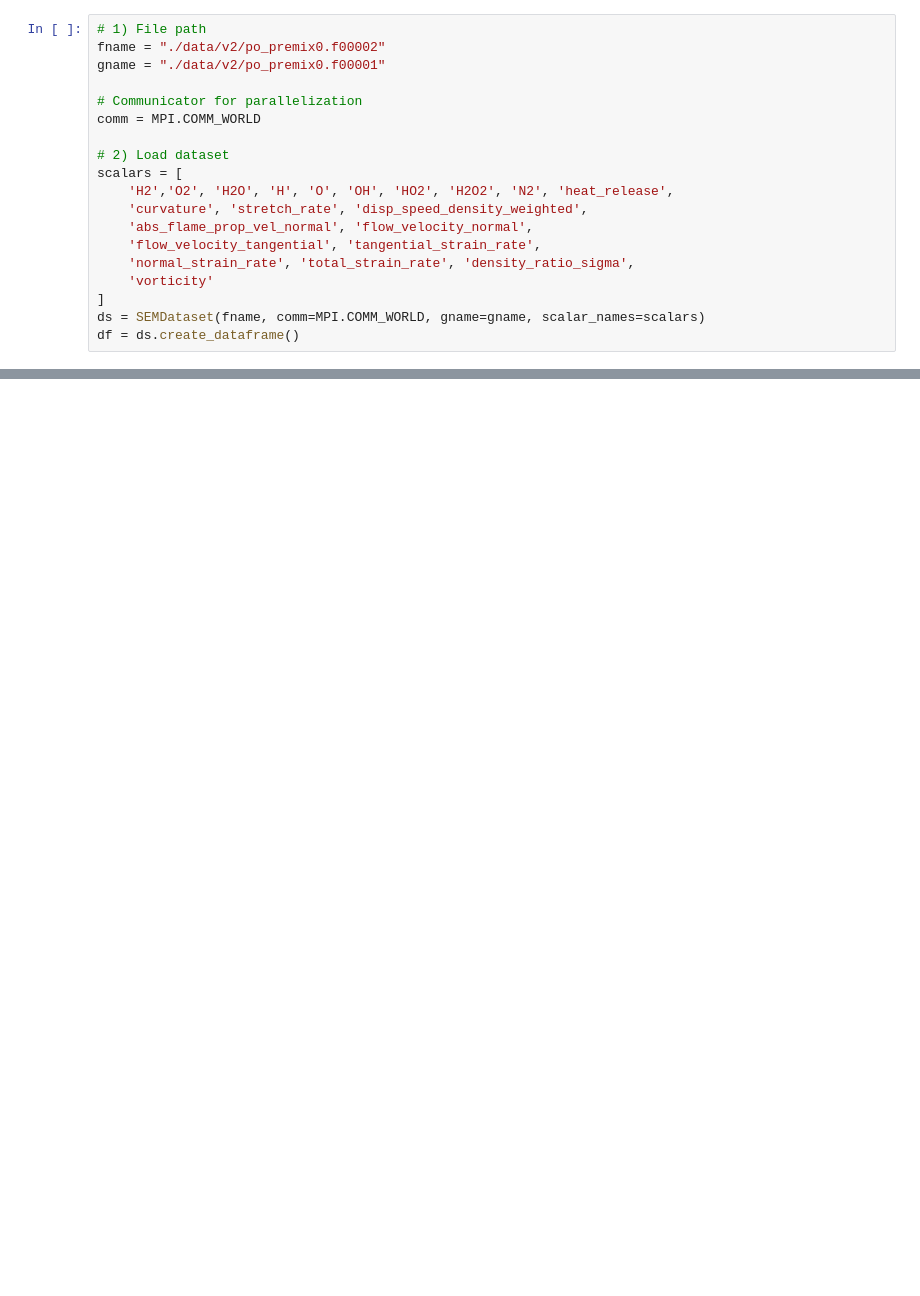
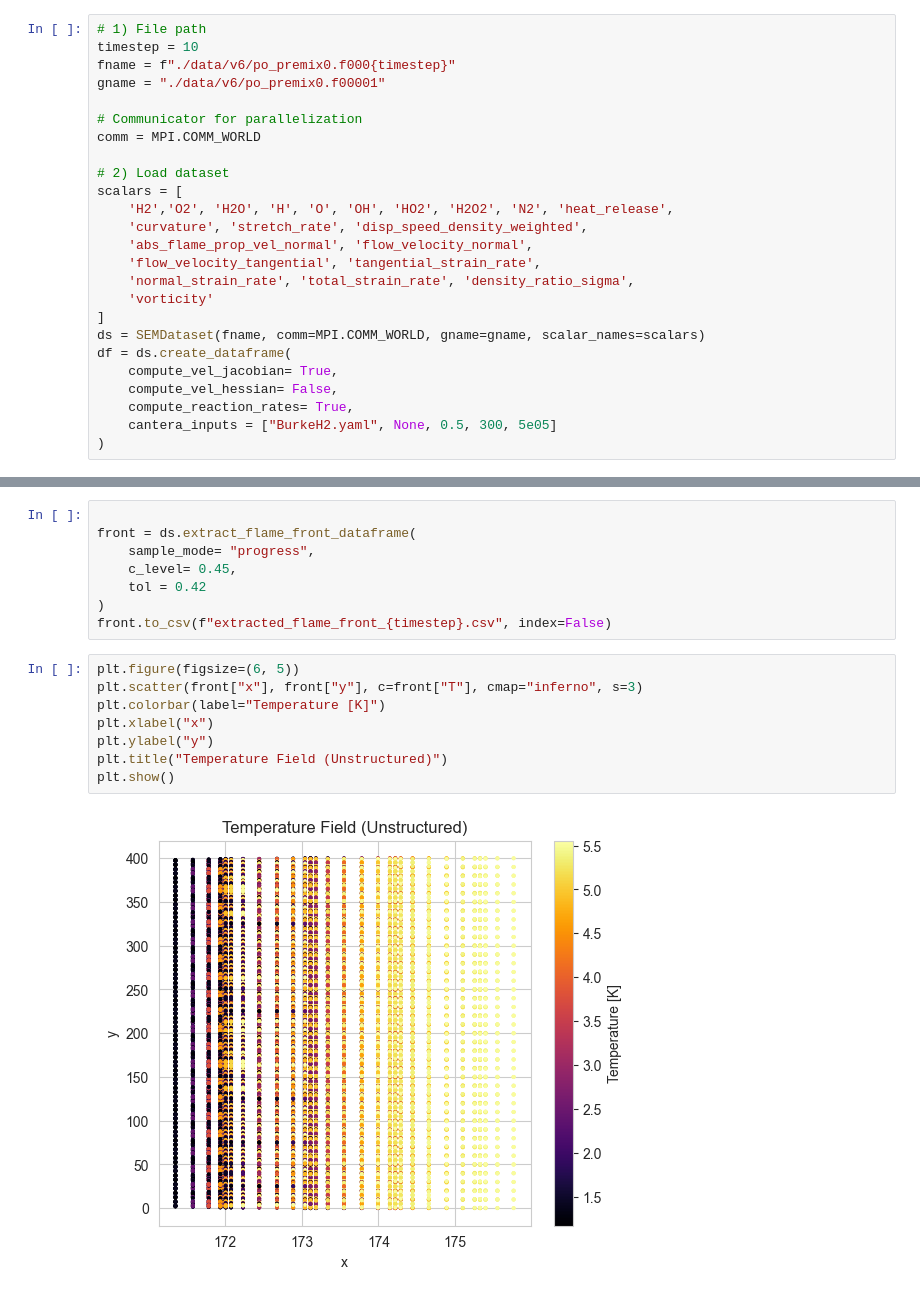
Before and after one commit to AlexandrosNtakoulas/FLAME-rf, a Jupyter notebook: Extract_flame_front.ipynb, the cells around one changed output, grey strips where cells are left out. Cells and saved outputs as stored; diff of their text form; blank space fills up the shorter version.

```diff
--- a/Extract_flame_front.ipynb
+++ b/Extract_flame_front.ipynb
@@ -22,7 +23,8 @@ if device.type == "cuda":
 # %%
 # 1) File path
-fname = "./data/v2/po_premix0.f00002"
-gname = "./data/v2/po_premix0.f00001"
+timestep = 10
+fname = f"./data/v6/po_premix0.f000{timestep}"
+gname = "./data/v6/po_premix0.f00001"
 
 # Communicator for parallelization
 comm = MPI.COMM_WORLD
@@ -37,4 +39,9 @@ scalars = [
     'vorticity'
 ]
 ds = SEMDataset(fname, comm=MPI.COMM_WORLD, gname=gname, scalar_names=scalars)
-df = ds.create_dataframe()
+df = ds.create_dataframe(
+    compute_vel_jacobian= True,
+    compute_vel_hessian= False,
+    compute_reaction_rates= True,
+    cantera_inputs = ["BurkeH2.yaml", None, 0.5, 300, 5e05]
+)
@@ -40,0 +66,18 @@ df = ds.create_dataframe()
+# %%
+
+front = ds.extract_flame_front_dataframe(
+    sample_mode= "progress",
+    c_level= 0.45,
+    tol = 0.42
+)
+front.to_csv(f"extracted_flame_front_{timestep}.csv", index=False)
+# %%
+plt.figure(figsize=(6, 5))
+plt.scatter(front["x"], front["y"], c=front["T"], cmap="inferno", s=3)
+plt.colorbar(label="Temperature [K]")
+plt.xlabel("x")
+plt.ylabel("y")
+plt.title("Temperature Field (Unstructured)")
+plt.show()
+# %% [output]
+[figure, added]
```
Also changed, not shown: parts of 4 cells of this notebook, 14 other files.
